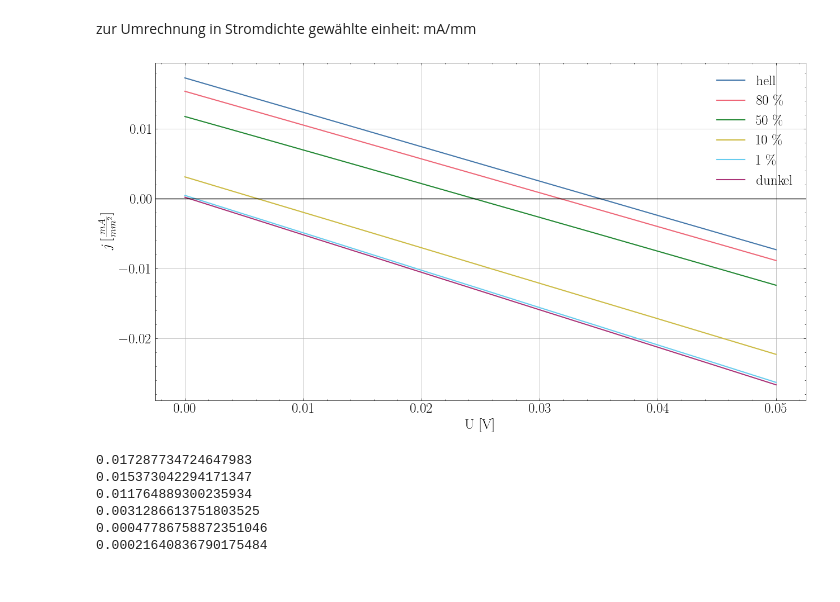
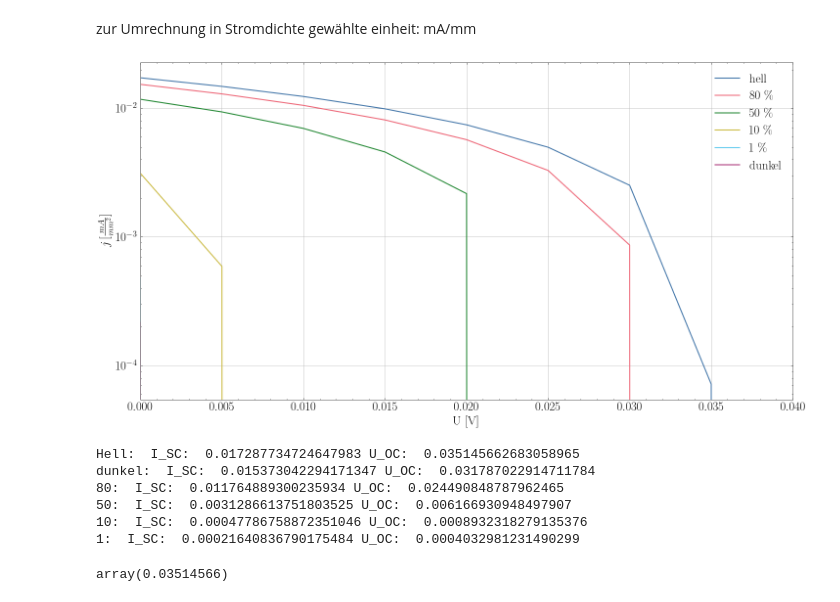
Before and after one commit to FlorianAdamczyk/FPrak_Perowskitsolarzellen, a Jupyter notebook: Auswertung.ipynb, the cells around one changed output. Cells and saved outputs as stored; diff of their text form; code cells hidden in the pictures.

Commit message:
Beginn Kennlinien

```diff
--- a/Auswertung.ipynb
+++ b/Auswertung.ipynb
@@ -45,41 +45,50 @@ KL1['I'] = KL1["I"]*1E3/area
 # %%
 fig = plt.figure(figsize=[15,8], dpi=100)
 ax = fig.add_subplot(111)
 
 
 ax.plot(hellKL.U, hellKL.I, linewidth = 1.5, label = "hell")
 ax.plot(KL80.U, KL80.I, linewidth = 1.5, label = r"80 \%")
 ax.plot(KL50.U, KL50.I, linewidth = 1.5, label = r"50 \%")
 ax.plot(KL10.U, KL10.I, linewidth = 1.5, label = r"10 \%")
 ax.plot(KL1.U, KL1.I, linewidth = 1.5, label = r"1 \%")
 ax.plot(dunkelKL.U, dunkelKL.I, linewidth = 1.5, label = "dunkel")
 
 ax.axhline(0,color = "black")
 
-#ax.set_xlim(xmin = 0, xmax = 0.04)
+ax.set_xlim(xmin = 0, xmax = 0.04)
 #ax.set_ylim(ymin = -0.01)
 
 
 ax.set_xlabel("U [V]")
 ax.set_ylabel(ylabel=r"$j \, [\frac{mA}{mm^2}]$")
 
-#ax.set_yscale("log")
+ax.set_yscale("log")
 
 ax.legend()
 ax.grid()
+
+plt.tight_layout()
+
+plt.savefig("bilder/KennlinienLOG.pdf")
 # %% [output]
-[figure, old version]
+[figure, new version]
-# %%
-print(hellKL.I[0])
-print(KL80.I[0])
-print(KL50.I[0])
-print(KL10.I[0])
-print(KL1.I[0])
-print(dunkelKL.I[0])
-# %% [output]
-0.017287734724647983
-0.015373042294171347
-0.011764889300235934
-0.0031286613751803525
-0.00047786758872351046
-0.00021640836790175484
+# %%
+#Kurzschlusströme und Leerlaufspannungen, Achtung Stromdichten !
+print("Hell:  I_SC: ",hellKL.I[0], "U_OC: ", interp1d(hellKL.I, hellKL.U, kind='linear', fill_value="extrapolate")(0.0))
+print("dunkel:  I_SC: ",KL80.I[0], "U_OC: ", interp1d(KL80.I, KL80.U, kind='linear', fill_value="extrapolate")(0.0))
+print("80:  I_SC: ",KL50.I[0], "U_OC: ", interp1d(KL50.I, KL50.U, kind='linear', fill_value="extrapolate")(0.0))
+print("50:  I_SC: ",KL10.I[0], "U_OC: ", interp1d(KL10.I, KL10.U, kind='linear', fill_value="extrapolate")(0.0))
+print("10:  I_SC: ",KL1.I[0], "U_OC: ", interp1d(KL1.I, KL1.U, kind='linear', fill_value="extrapolate")(0.0))
+print("1:  I_SC: ",dunkelKL.I[0], "U_OC: ", interp1d(dunkelKL.I, dunkelKL.U, kind='linear', fill_value="extrapolate")(0.0))
+# %% [output]
+Hell:  I_SC:  0.017287734724647983 U_OC:  0.035145662683058965
+dunkel:  I_SC:  0.015373042294171347 U_OC:  0.031787022914711784
+80:  I_SC:  0.011764889300235934 U_OC:  0.024490848787962465
+50:  I_SC:  0.0031286613751803525 U_OC:  0.006166930948497907
+10:  I_SC:  0.00047786758872351046 U_OC:  0.0008932318279135376
+1:  I_SC:  0.00021640836790175484 U_OC:  0.0004032981231490299
+# %%
+interp1d(hellKL.I, hellKL.U, kind='linear', fill_value="extrapolate")(0.0)
+# %% [output]
+array(0.03514566)
```
Also changed, not shown: parts of 1 cell of this notebook, 1 other file.
